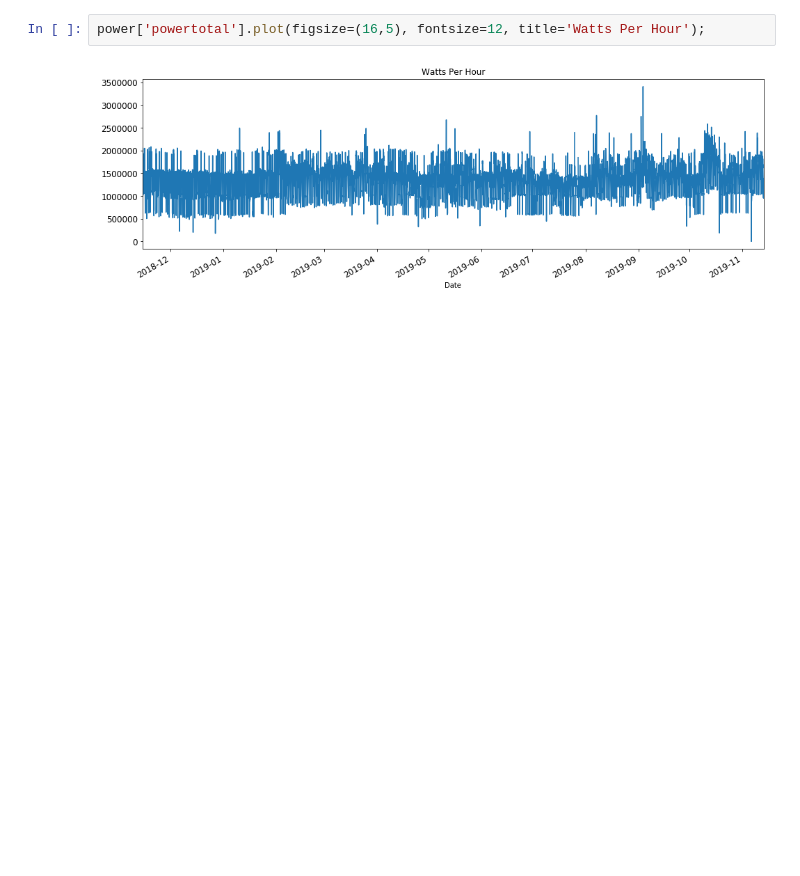
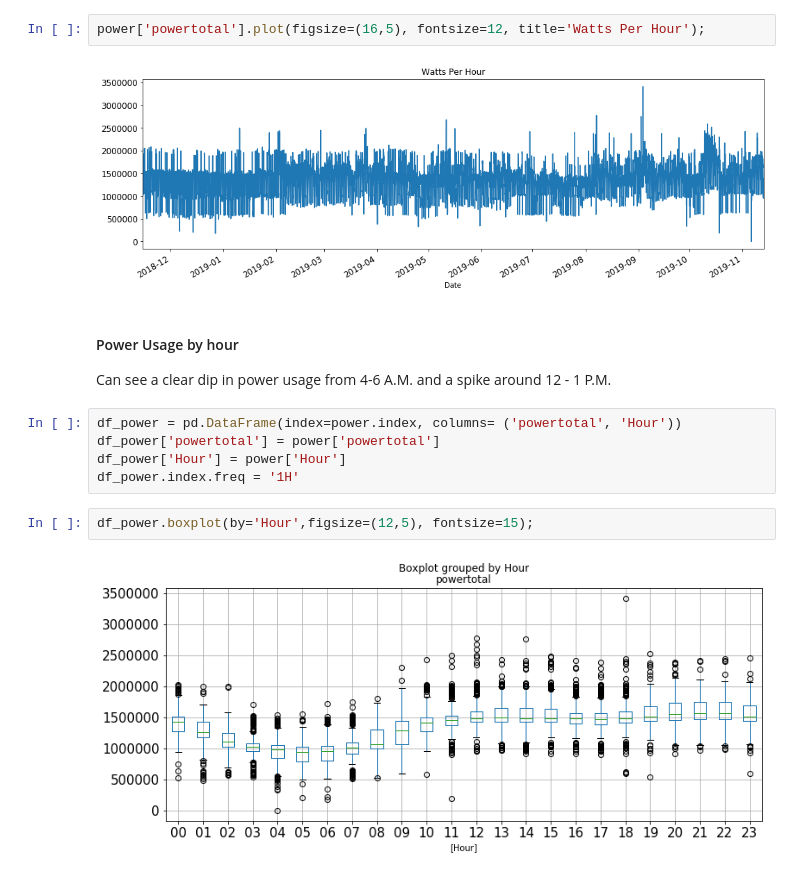
Before and after one commit to Landstein/Water-Treatment-Plant-Power-Predictions, a Jupyter notebook: Facebook Prophet Analysis.ipynb, the cells around one changed output. Saved outputs shown, nothing was run; the diff lists cells and outputs as text; blank space fills up the shorter version.

Commit message:
EDA on hourly data

```diff
--- a/Facebook Prophet Analysis.ipynb
+++ b/Facebook Prophet Analysis.ipynb
@@ -58,3 +58,16 @@ One year with hourly data
 power['powertotal'].plot(figsize=(16,5), fontsize=12, title='Watts Per Hour');
 # %% [output]
 [figure]
+# %% [markdown]
+#### Power Usage by hour
+
+Can see a clear dip in power usage from 4-6 A.M. and a spike around 12 - 1 P.M.
+# %%
+df_power = pd.DataFrame(index=power.index, columns= ('powertotal', 'Hour'))
+df_power['powertotal'] = power['powertotal']
+df_power['Hour'] = power['Hour']
+df_power.index.freq = '1H'
+# %%
+df_power.boxplot(by='Hour',figsize=(12,5), fontsize=15);
+# %% [output]
+[figure, added]
```
Also changed, not shown: parts of 4 cells of this notebook.
